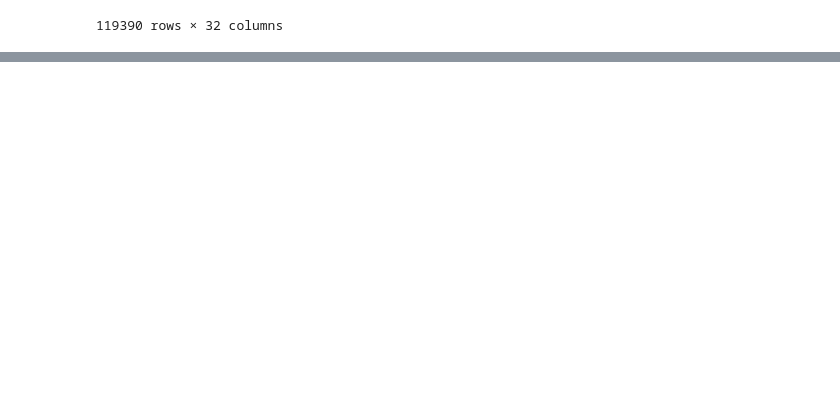
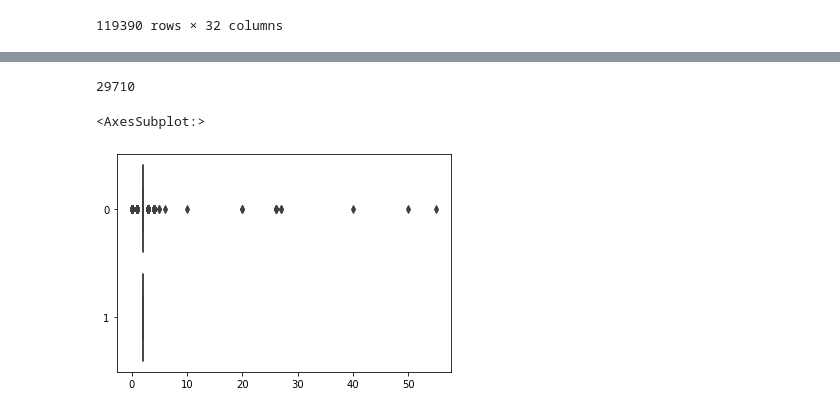
Before and after one commit to ryndovaira-org/data_science_lectures, a Jupyter notebook: 04_data_preparation/hw_answers/01_outliers.ipynb, the cells around one changed output, grey strips where cells are left out. Drawn from its saved outputs; the diff is of its cells as text; code cells hidden in the pictures; blank space fills up the shorter version.

```diff
--- a/04_data_preparation/hw_answers/01_outliers.ipynb
+++ b/04_data_preparation/hw_answers/01_outliers.ipynb
@@ -70,0 +125,9 @@ df
+# %%
+Q1 = df.adults.quantile(0.25)
+Q3 = df.adults.quantile(0.75)
+IQR = Q3 - Q1
+
+lower_fence = Q1 - 1.5 * IQR
+upper_fence = Q3 + 1.5 * IQR
+
+print(f"Q1 = {Q1}\nQ3 = {Q3}\nIQR = {IQR}\nlower_fence = {lower_fence}\nupper_fence = {upper_fence}")
@@ -70,0 +140,4 @@ df
+# %%
+adults_iqr = df.adults[~((df.adults < lower_fence) |
+                         (df.adults > upper_fence))]
+adults_iqr
@@ -70,0 +157,11 @@ df
+# %%
+len(df.adults) - len(adults_iqr)
+# %% [output]
+29710
+# %%
+sns.boxplot(data=[df.adults,
+                  adults_iqr],
+            orient='h')
+# %% [output]
+<AxesSubplot:>
+[figure, added]
```
Also changed, not shown: parts of 12 cells of this notebook, 2 other files.
